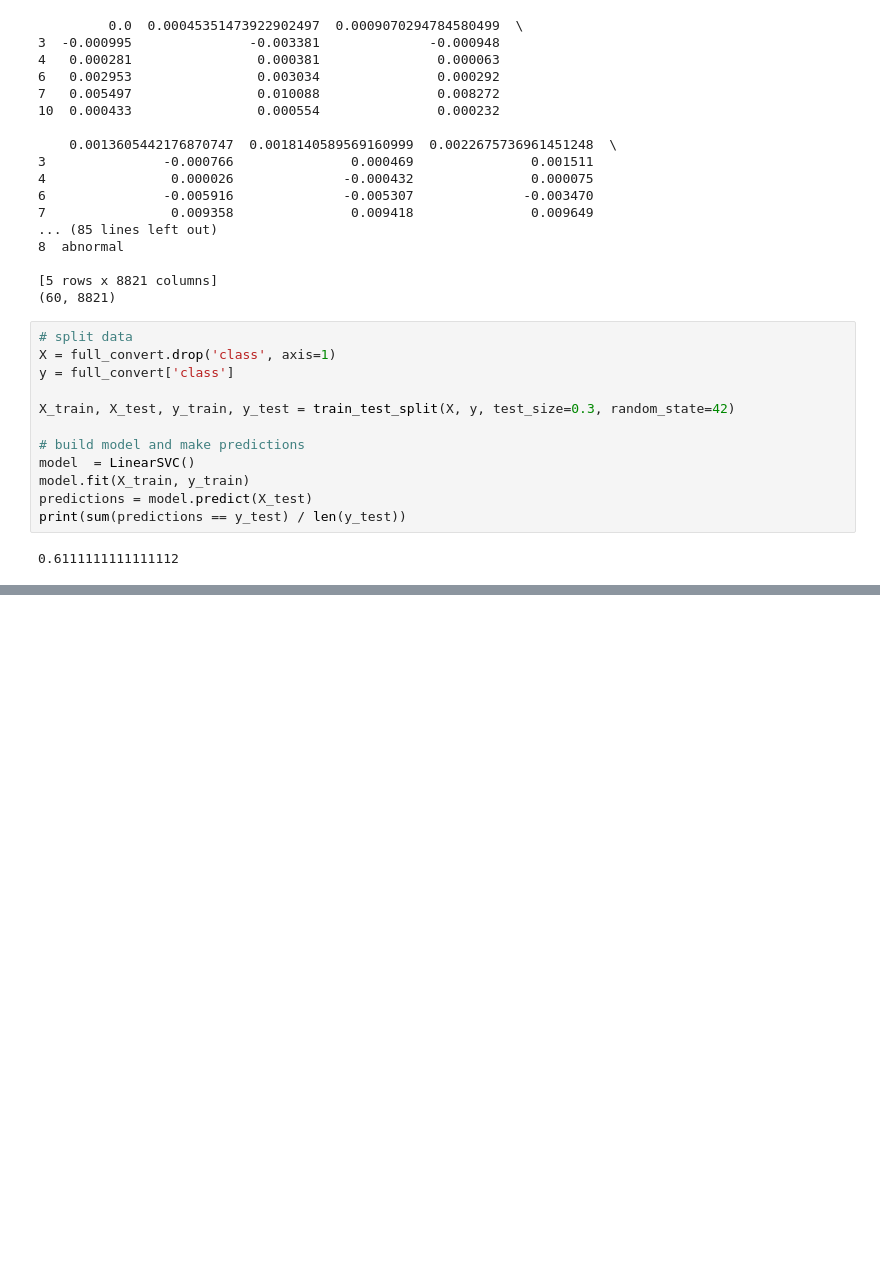
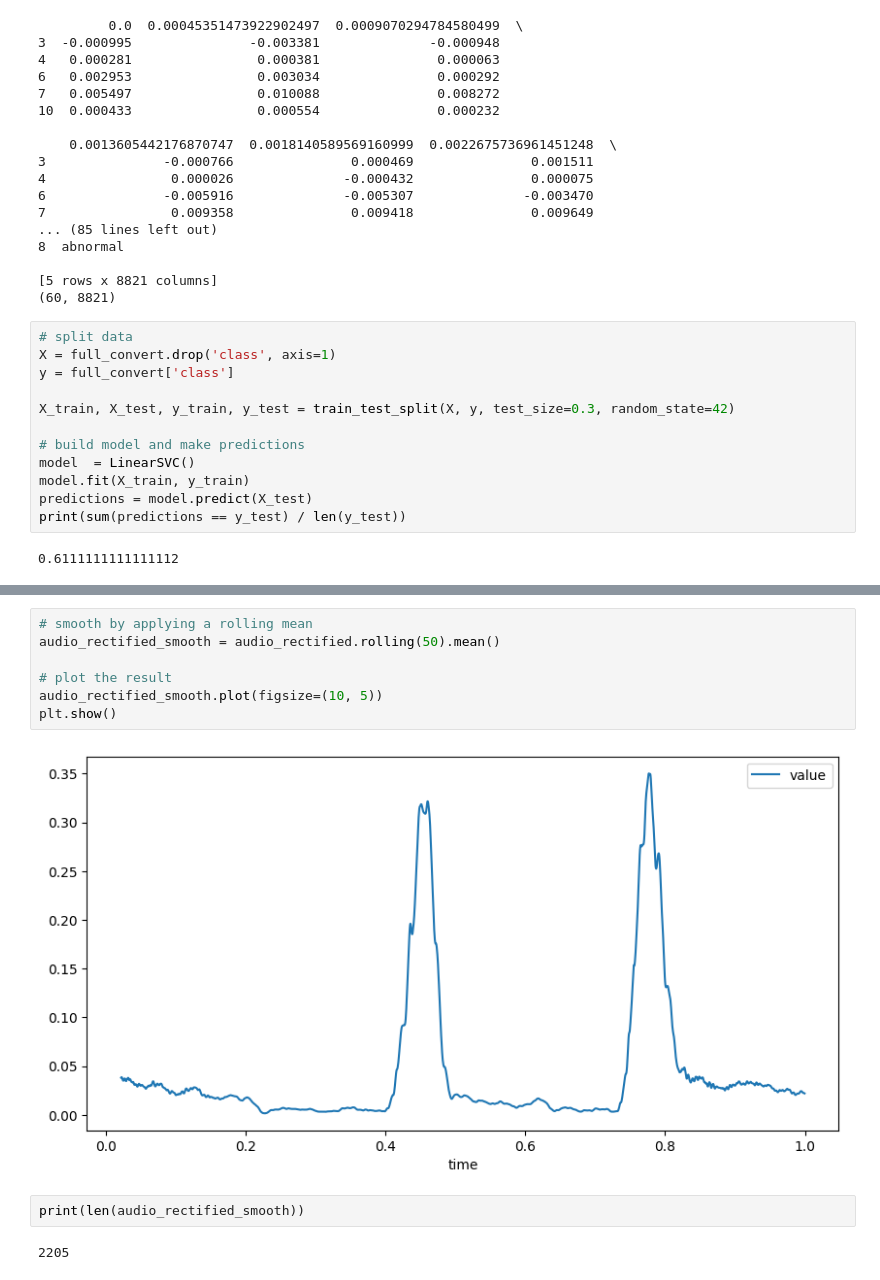
Before and after one commit to GuoweiYang19891101/datacamp_machine_learning_scientist_python, a Jupyter notebook: 9_time_series_data.ipynb, the cells around one changed output, grey strips where cells are left out. Drawn from its saved outputs; the diff is of its cells as text; blank space fills up the shorter version.

```diff
--- a/9_time_series_data.ipynb
+++ b/9_time_series_data.ipynb
@@ -579,0 +621,13 @@ print(sum(predictions == y_test) / len(y_test))
+# %%
+# smooth by applying a rolling mean
+audio_rectified_smooth = audio_rectified.rolling(50).mean()
+
+# plot the result
+audio_rectified_smooth.plot(figsize=(10, 5))
+plt.show()
+# %% [output]
+[figure, added]
+# %%
+print(len(audio_rectified_smooth))
+# %% [output]
+2205
```
Also changed, not shown: parts of 6 cells of this notebook.
